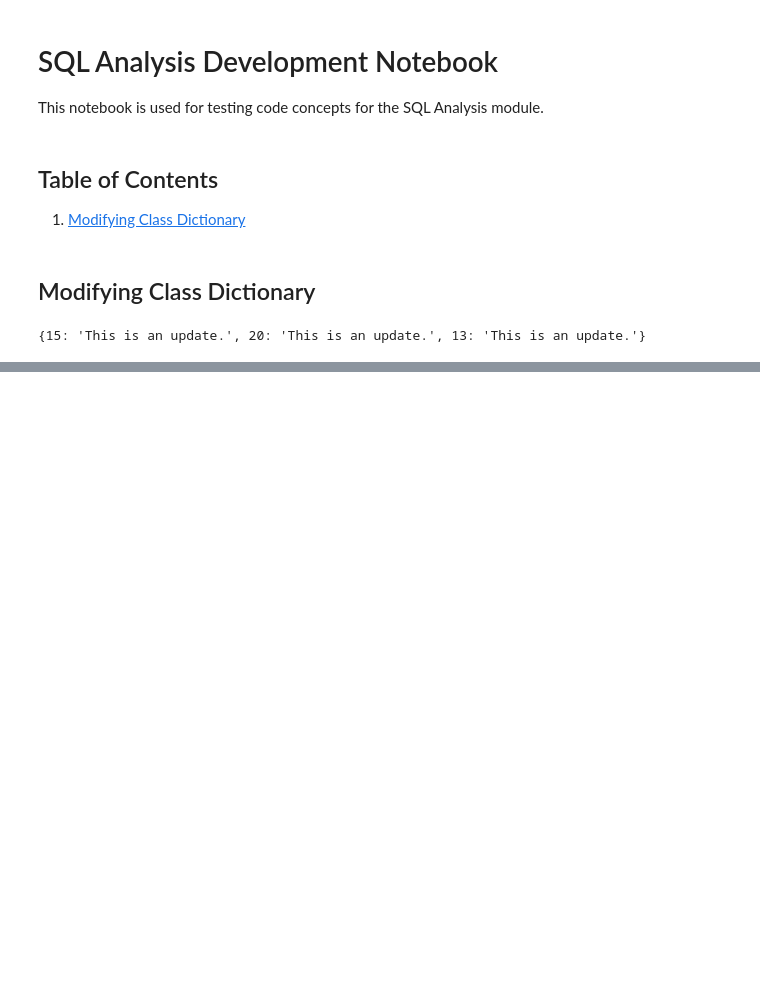
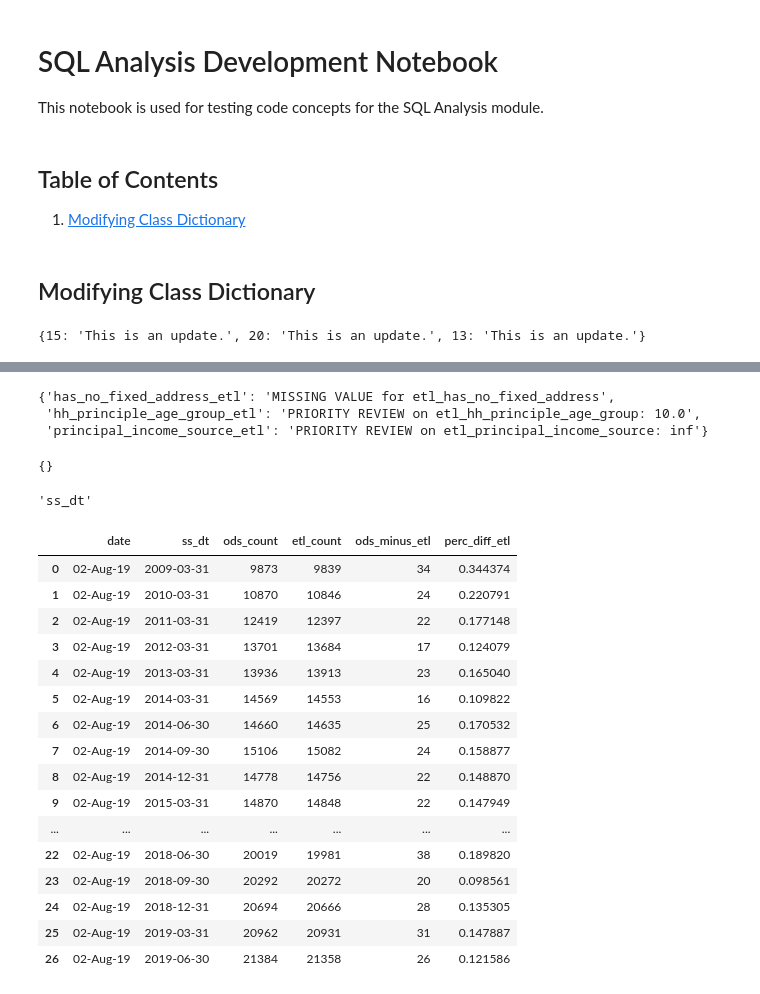
Before and after one commit to rebeccaebarnes/sql_analysis, a Jupyter notebook: sql_analysis_development.ipynb, the cells around one changed output, grey strips where cells are left out. Cells and saved outputs as stored; diff of their text form; code cells hidden in the pictures; blank space fills up the shorter version.

Commit message:
feat: Add summary collection capacity to SQLUnitTest

```diff
--- a/sql_analysis_development.ipynb
+++ b/sql_analysis_development.ipynb
@@ -35,0 +46,34 @@ tester.my_dict
+# %%
+# Specify count fields
+comparison_fields = ['application_id', 'application_id']
+groupby_fields = ['ss_dt', 'snapshot_date']
+table_names = ['EDASTG.ods_hc_application_active_stg', 'EDA.etl_applicant_legacy']
+table_alias = ['ods', 'etl']
+
+# Create gatherer
+gatherer = san.SQLGatherData(comparison_fields, groupby_fields,
+                             table_names, table_alias, db_server='dev',
+                             test_type='high_distinct')
+
+# Create tester
+tester = san.SQLUnitTest(count_df,
+                         comparison_names=table_alias,
+                         save_location='Q:/Project Work/MS Access/Testing/Applicant',
+                         summary_field='ss_dt')
+
+high_distinct_fields = [('adjusted_application_date', 'adjusted_application_date'),
+                        ('household_id', 'household_id'),
+                        ('original_application_date', 'original_application_date'),
+                        ('postal_code', 'postal_code')]
+
+for comparison_fields in high_distinct_fields:
+    # Update gatherer fields for low_distinct
+    gatherer.comparison_fields = comparison_fields
+
+    low_df = gatherer.gather_data()
+
+    # Update tester fields for low_distinct
+    tester.data = low_df
+    tester.test_field = comparison_fields[0]
+
+    tester.run_test()
@@ -35,0 +98,34 @@ tester.my_dict
+# %%
+tester._priority_review
+# %% [output]
+{'has_no_fixed_address_etl': 'MISSING VALUE for etl_has_no_fixed_address',
+ 'hh_principle_age_group_etl': 'PRIORITY REVIEW on etl_hh_principle_age_group: 10.0',
+ 'principal_income_source_etl': 'PRIORITY REVIEW on etl_principal_income_source: inf'}
+# %%
+tester._exceptions
+# %% [output]
+{}
+# %%
+tester._results.columns[1]
+# %% [output]
+'ss_dt'
+# %%
+tester._results
+# %% [output]
+|  | date | ss_dt | ods_count | etl_count | ods_minus_etl | perc_diff_etl |
+| 0 | 02-Aug-19 | 2009-03-31 | 9873 | 9839 | 34 | 0.344374 |
+| 1 | 02-Aug-19 | 2010-03-31 | 10870 | 10846 | 24 | 0.220791 |
+| 2 | 02-Aug-19 | 2011-03-31 | 12419 | 12397 | 22 | 0.177148 |
+| 3 | 02-Aug-19 | 2012-03-31 | 13701 | 13684 | 17 | 0.124079 |
+| 4 | 02-Aug-19 | 2013-03-31 | 13936 | 13913 | 23 | 0.165040 |
+| 5 | 02-Aug-19 | 2014-03-31 | 14569 | 14553 | 16 | 0.109822 |
+| 6 | 02-Aug-19 | 2014-06-30 | 14660 | 14635 | 25 | 0.170532 |
+| 7 | 02-Aug-19 | 2014-09-30 | 15106 | 15082 | 24 | 0.158877 |
+| 8 | 02-Aug-19 | 2014-12-31 | 14778 | 14756 | 22 | 0.148870 |
+| 9 | 02-Aug-19 | 2015-03-31 | 14870 | 14848 | 22 | 0.147949 |
+| ... | ... | ... | ... | ... | ... | ... |
+| 22 | 02-Aug-19 | 2018-06-30 | 20019 | 19981 | 38 | 0.189820 |
+| 23 | 02-Aug-19 | 2018-09-30 | 20292 | 20272 | 20 | 0.098561 |
+| 24 | 02-Aug-19 | 2018-12-31 | 20694 | 20666 | 28 | 0.135305 |
+| 25 | 02-Aug-19 | 2019-03-31 | 20962 | 20931 | 31 | 0.147887 |
+| 26 | 02-Aug-19 | 2019-06-30 | 21384 | 21358 | 26 | 0.121586 |
```
Also changed, not shown: parts of 7 cells of this notebook, 1 other file.
